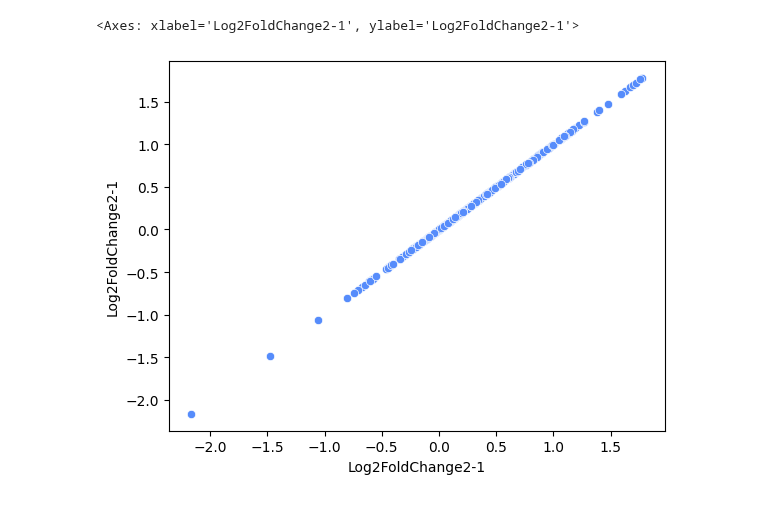
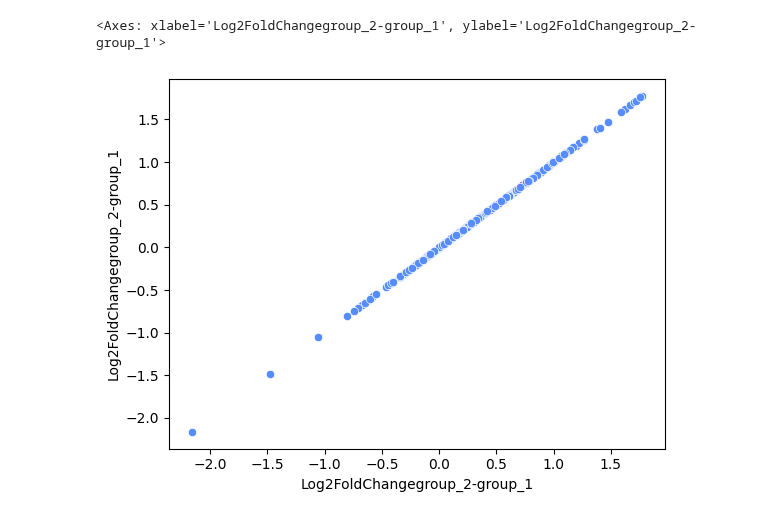
Before and after one commit to InfectionMedicineProteomics/DPKS, a Jupyter notebook: notebooks/differential_expression_fast_test_with_na.ipynb, the cells around one changed output. Saved outputs shown, nothing was run; the diff lists cells and outputs as text; code cells hidden in the pictures.

```diff
--- a/notebooks/differential_expression_fast_test_with_na.ipynb
+++ b/notebooks/differential_expression_fast_test_with_na.ipynb
@@ -11,3 +11,5 @@ design_matrix = pd.read_csv(
 )
 # %%
 design_matrix['group'] = design_matrix['group'].astype(str)
+design_matrix['group'] = "group_" + design_matrix['group']
+design_matrix['group'].value_counts()
@@ -14,6 +21,6 @@ design_matrix['group'] = design_matrix['group'].astype(str)
 # %%
 design_matrix = design_matrix.sort_values('group').reset_index(drop=True)
-design_matrix.loc[150:, 'group'] = 3
+design_matrix.loc[150:, 'group'] = "group_3"
 design_matrix['group'].value_counts()
 # %% [output]
 group
@@ -35,12 +42,12 @@ group_a = qm.get_samples(1)
 # %%
 fast_qm = qm.copy().compare(
     method="fast_ols",
-    comparison=("2", "1")
+    comparison=("group_2", "group_1")
 )
 # %%
 linregress_qm = qm.copy().compare(
     method="linregress",
-    comparison=("2", "1")
+    comparison=("group_2", "group_1")
 )
 # %%
 sns.scatterplot(
@@ -65,11 +72,11 @@ sns.scatterplot(
 # %%
 sns.scatterplot(
-    x=linregress_qm.row_annotations['Log2FoldChange2-1'],
-    y=fast_qm.row_annotations['Log2FoldChange2-1']
+    x=linregress_qm.row_annotations['Log2FoldChangegroup_2-group_1'],
+    y=fast_qm.row_annotations['Log2FoldChangegroup_2-group_1']
 )
 # %% [output]
-<Axes: xlabel='Log2FoldChange2-1', ylabel='Log2FoldChange2-1'>
+<Axes: xlabel='Log2FoldChangegroup_2-group_1', ylabel='Log2FoldChangegroup_2-group_1'>
-[figure, old version]
+[figure, new version]
 # %%
 fast_qm.row_annotations
 # %% [output]
```
Also changed, not shown: parts of 8 cells of this notebook.
